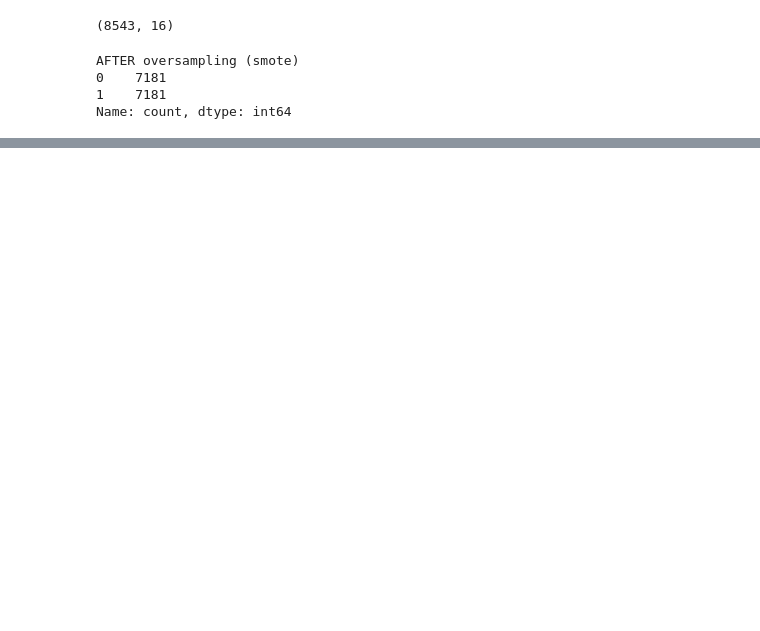
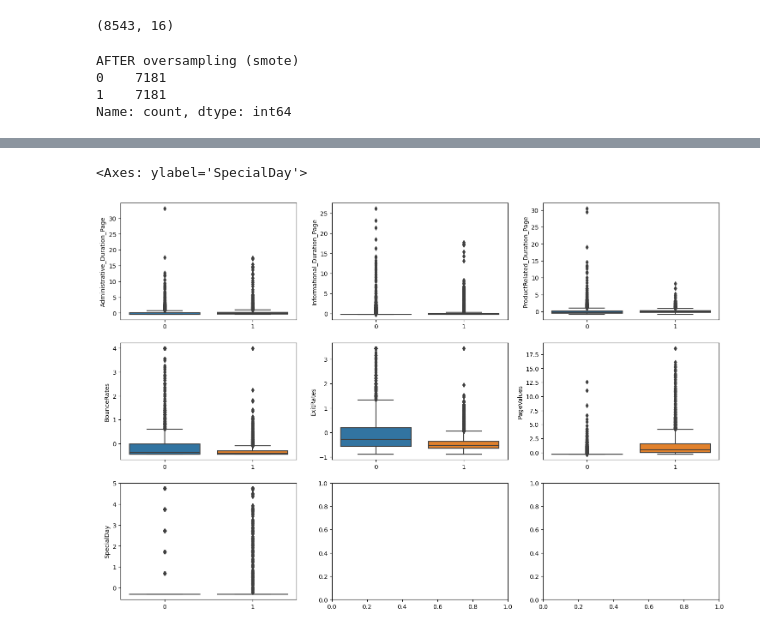
Before and after one commit to Opara19/ML_project03, a Jupyter notebook: ML_project3_test1.ipynb, the cells around one changed output, grey strips where cells are left out. Drawn from its saved outputs; the diff is of its cells as text; code cells hidden in the pictures; blank space fills up the shorter version.

```diff
--- a/ML_project3_test1.ipynb
+++ b/ML_project3_test1.ipynb
@@ -409,0 +469,14 @@ plt.scatter(km.cluster_centers_[:,0], km.cluster_centers_[:, 1], s = 50, c = 'bl
+# %%
+fig, axes = plt.subplots(3, 3, figsize=(18, 12))
+
+
+sns.boxplot(ax=axes[0, 0], x=y_train_smote, y=X_train_smote['Administrative_Duration_Page'])
+sns.boxplot(ax=axes[0, 1], x=y_train_smote, y=X_train_smote['Informational_Duration_Page'])
+sns.boxplot(ax=axes[0, 2], x=y_train_smote, y=X_train_smote['ProductRelated_Duration_Page'])
+sns.boxplot(ax=axes[1, 0], x=y_train_smote, y=X_train_smote['BounceRates'])
+sns.boxplot(ax=axes[1, 1], x=y_train_smote, y=X_train_smote['ExitRates'])
+sns.boxplot(ax=axes[1, 2], x=y_train_smote, y=X_train_smote['PageValues'])
+sns.boxplot(ax=axes[2, 0], x=y_train_smote, y=X_train_smote['SpecialDay'])
+# %% [output]
+<Axes: ylabel='SpecialDay'>
+[figure, added]
```
Also changed, not shown: parts of 47 cells of this notebook.
